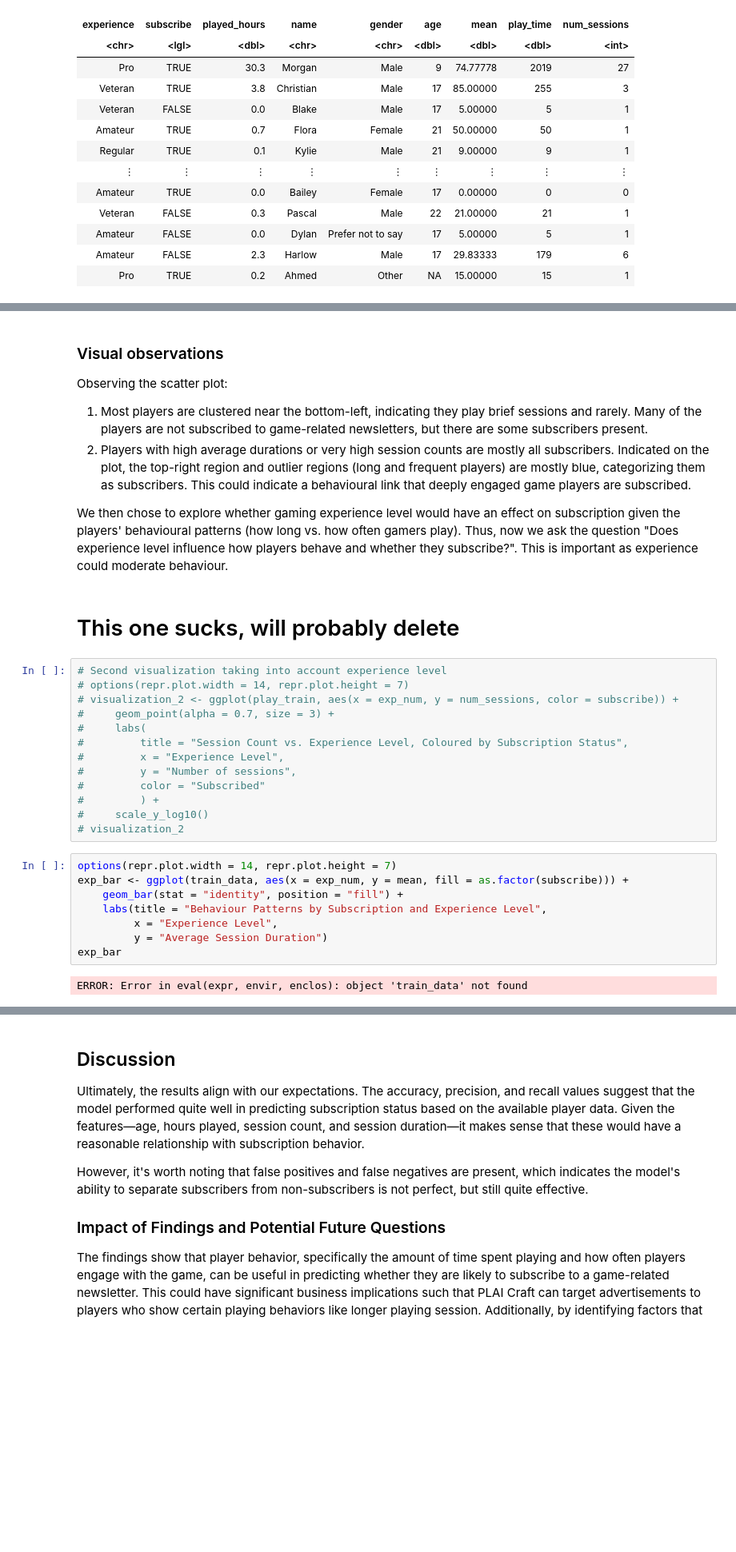
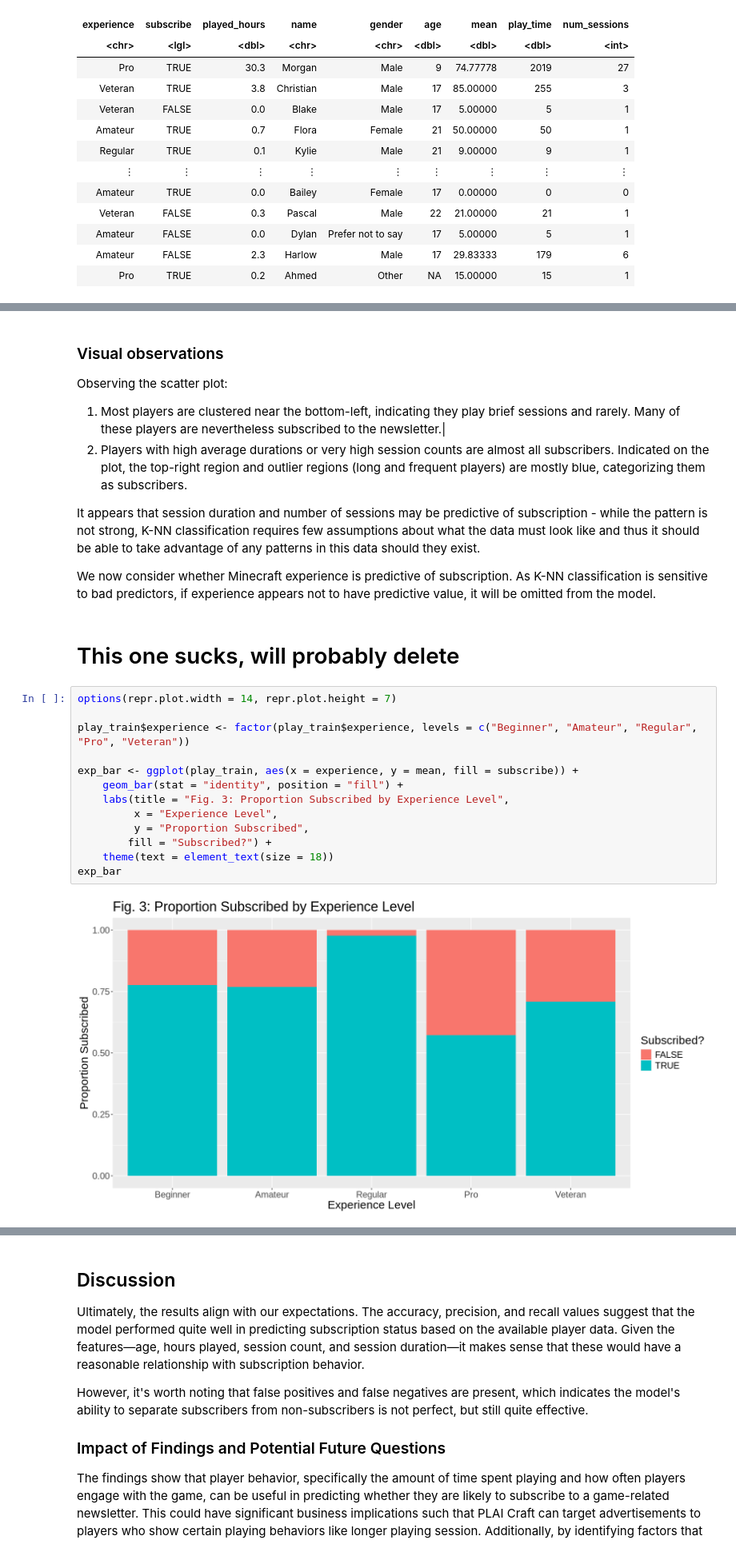
Before and after one commit to YoyoLiu314/group-project, a Jupyter notebook: group_project.ipynb, the cells around one changed output, grey strips where cells are left out. Shown at 80% size. Drawn from its saved outputs; the diff is of its cells as text; blank space fills up the shorter version.

```diff
--- a/group_project.ipynb
+++ b/group_project.ipynb
@@ -202,33 +206,27 @@ Warning message in scale_y_log10():
 # %% [markdown]
 ### Visual observations
 Observing the scatter plot:
-1. Most players are clustered near the bottom-left, indicating they play brief sessions and rarely. Many of the players are not subscribed to game-related newsletters, but there are some subscribers present.
-2. Players with high average durations or very high session counts are mostly all subscribers. Indicated on the plot, the top-right region and outlier regions (long and frequent players) are mostly blue, categorizing them as subscribers. This could indicate a behavioural link that deeply engaged game players are subscribed.
+1. Most players are clustered near the bottom-left, indicating they play brief sessions and rarely. Many of these players are nevertheless subscribed to the newsletter.|
+2. Players with high average durations or very high session counts are almost all subscribers. Indicated on the plot, the top-right region and outlier regions (long and frequent players) are mostly blue, categorizing them as subscribers.
 
-We then chose to explore whether gaming experience level would have an effect on subscription given the players' behavioural patterns (how long vs. how often gamers play). Thus, now we ask the question "Does experience level influence how players behave and whether they subscribe?". This is important as experience could moderate behaviour.
+It appears that session duration and number of sessions may be predictive of subscription - while the pattern is not strong, K-NN classification requires few assumptions about what the data must look like and thus it should be able to take advantage of any patterns in this data should they exist.
+
+We now consider whether Minecraft experience is predictive of subscription. As K-NN classification is sensitive to bad predictors, if experience appears not to have predictive value, it will be omitted from the model.
 # %% [markdown]
 # This one sucks, will probably delete
-# %%
-# Second visualization taking into account experience level
-# options(repr.plot.width = 14, repr.plot.height = 7)
-# visualization_2 <- ggplot(play_train, aes(x = exp_num, y = num_sessions, color = subscribe)) +
-#     geom_point(alpha = 0.7, size = 3) +
-#     labs(
-#         title = "Session Count vs. Experience Level, Coloured by Subscription Status",
-#         x = "Experience Level",
-#         y = "Number of sessions",
-#         color = "Subscribed"
-#         ) +
-#     scale_y_log10()
-# visualization_2
 # %%
 options(repr.plot.width = 14, repr.plot.height = 7)
-exp_bar <- ggplot(train_data, aes(x = exp_num, y = mean, fill = as.factor(subscribe))) +
+
+play_train$experience <- factor(play_train$experience, levels = c("Beginner", "Amateur", "Regular", "Pro", "Veteran"))
+
+exp_bar <- ggplot(play_train, aes(x = experience, y = mean, fill = subscribe)) +
     geom_bar(stat = "identity", position = "fill") +
-    labs(title = "Behaviour Patterns by Subscription and Experience Level",
+    labs(title = "Fig. 3: Proportion Subscribed by Experience Level",
          x = "Experience Level",
-         y = "Average Session Duration")
+         y = "Proportion Subscribed",
+        fill = "Subscribed?") +
+    theme(text = element_text(size = 18))
 exp_bar
 # %% [output]
-ERROR: Error in eval(expr, envir, enclos): object 'train_data' not found
+[figure, added]
 # %% [markdown]
```
Also changed, not shown: parts of 26 cells of this notebook.
